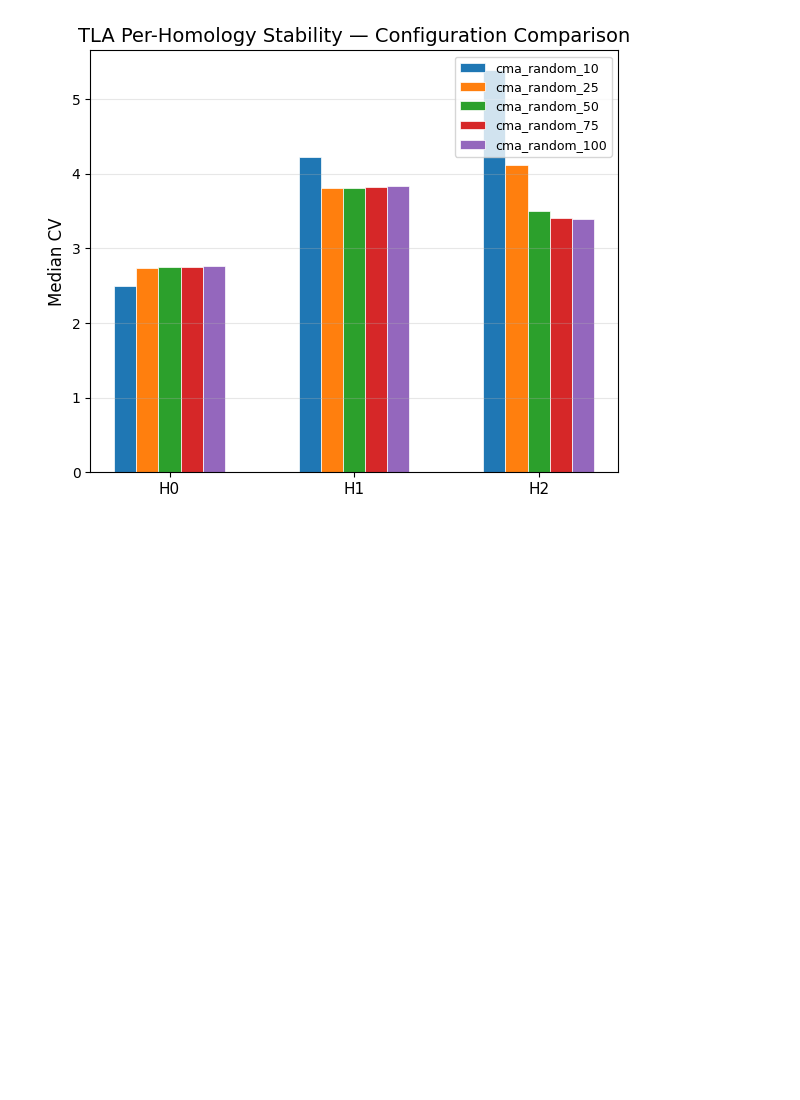
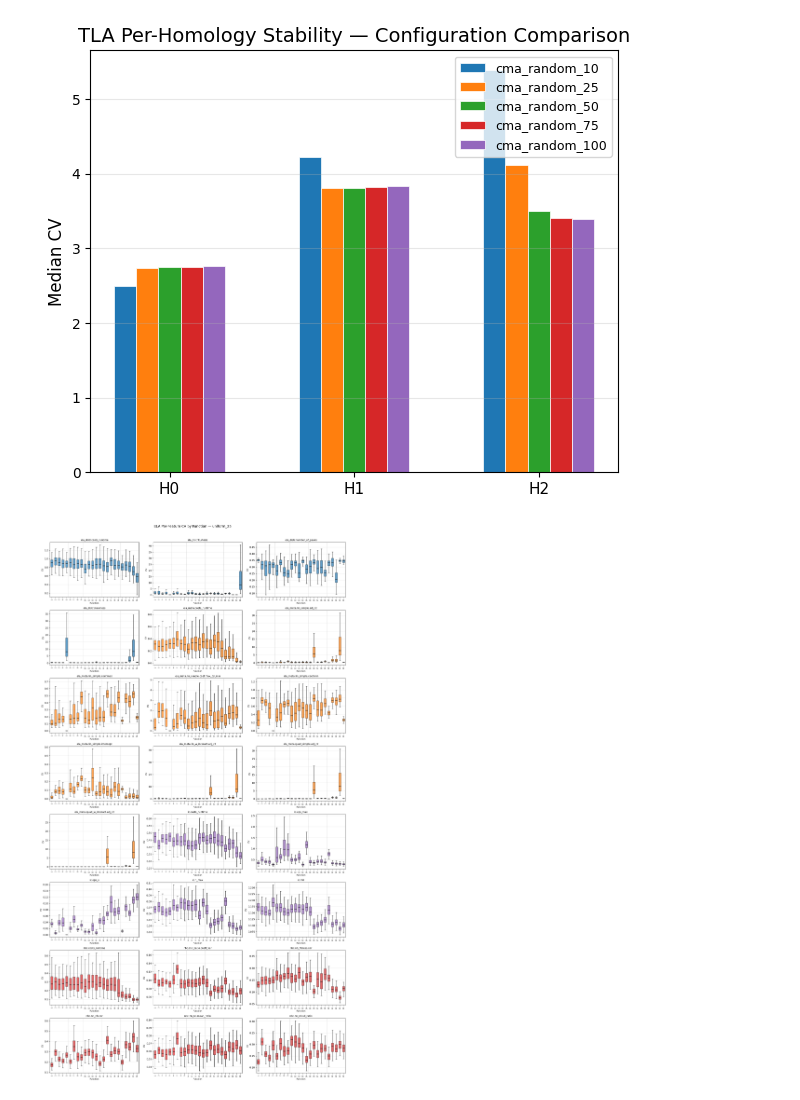
Before and after one commit to kaijenlee/MSc-Thesis-Problem-Embedding-Transfer-Learning, a Jupyter notebook: sampling_sensitivty/plots/cma_cv_analysis.ipynb, the cells around one changed output. Drawn from its saved outputs; the diff is of its cells as text; code cells hidden in the pictures; blank space fills up the shorter version.

Commit message:
add classify ela learning curve

```diff
--- a/sampling_sensitivty/plots/cma_cv_analysis.ipynb
+++ b/sampling_sensitivty/plots/cma_cv_analysis.ipynb
@@ -55,3 +55,7 @@ plot_tla_per_homology(tla_cv, config_keys=["cma_random_10",
     "cma_random_25", "cma_random_50", "cma_random_75", "cma_random_100"])
 # %% [output]
 [figure]
+# %%
+plot_ela_cv_by_feature(ela_cv, "uniform_25")
+# %% [output]
+[figure, added]
```
Also changed, not shown: parts of 6 cells of this notebook, 6 other files.
